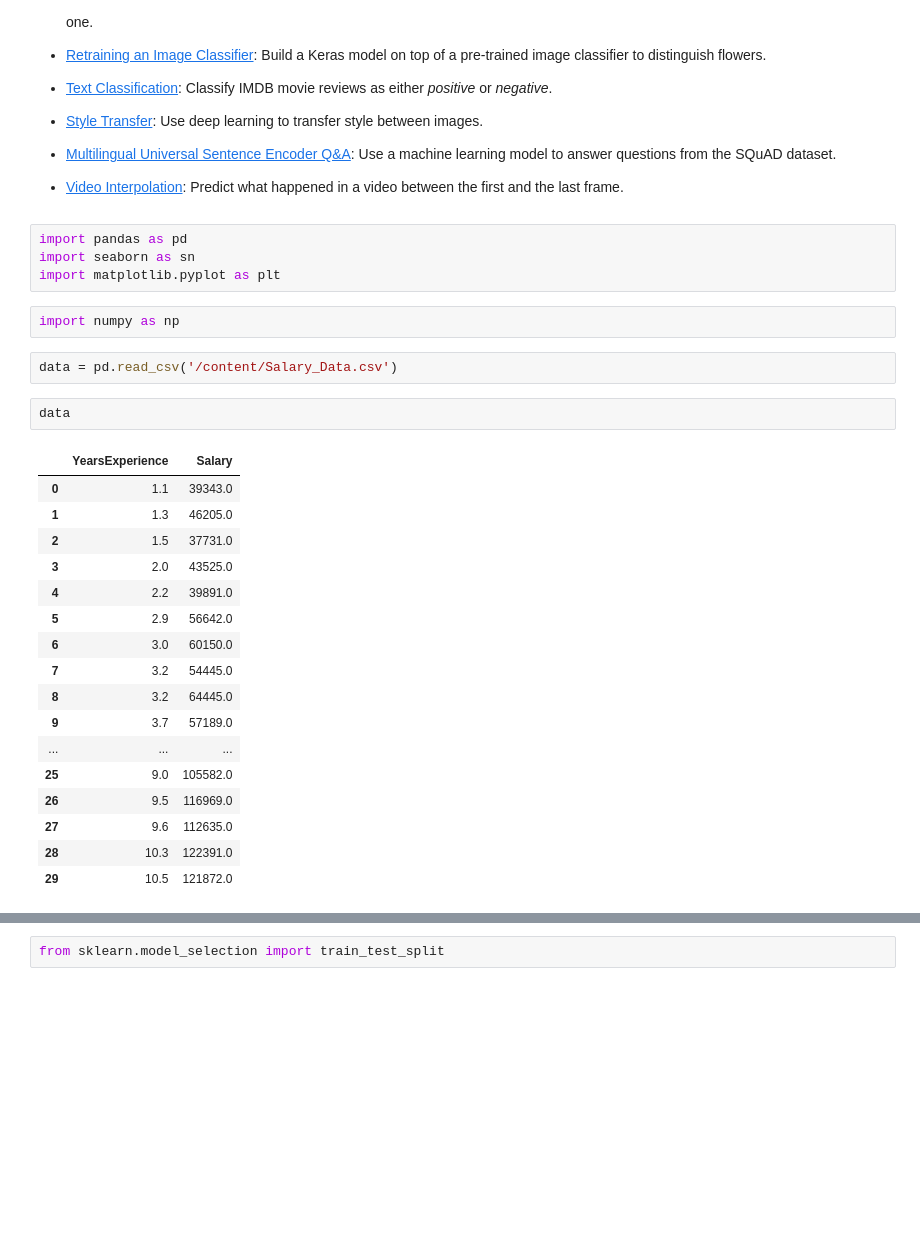
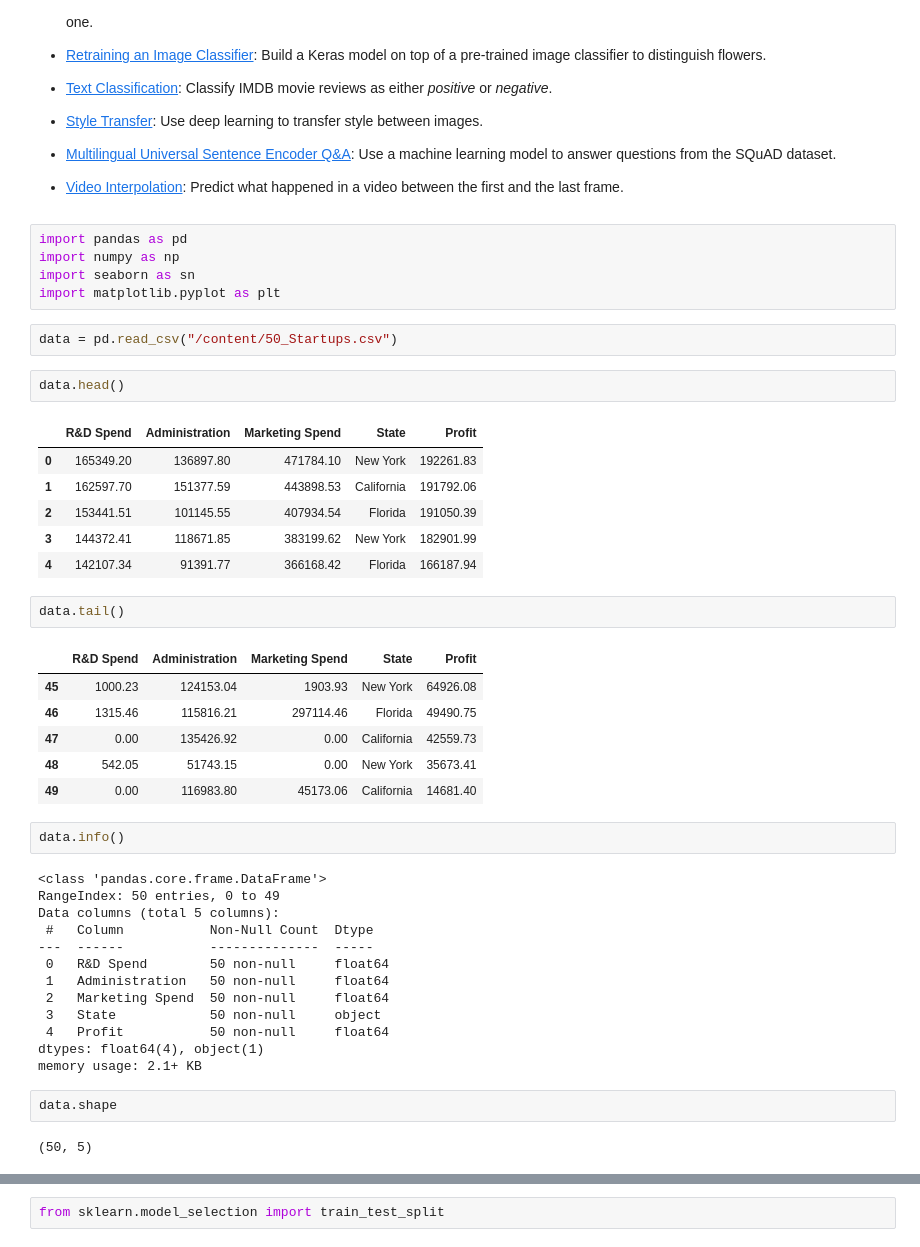
Before and after one commit to Er-Sonu/Sonu, a Jupyter notebook: Welcome_To_Colaboratory.ipynb, the cells around one changed output, grey strips where cells are left out. Drawn from its saved outputs; the diff is of its cells as text; blank space fills up the shorter version.

```diff
--- a/Welcome_To_Colaboratory.ipynb
+++ b/Welcome_To_Colaboratory.ipynb
@@ -122,32 +122,48 @@ These are a few of the notebooks from Google's online Machine Learning course. S
 - [Video Interpolation](https://tensorflow.org/hub/tutorials/tweening_conv3d): Predict what happened in a video between the first and the last frame.
 # %%
 import pandas as pd
+import numpy as np
 import seaborn as sn
 import matplotlib.pyplot as plt
-# %%
-import numpy as np
 # %%
-data = pd.read_csv('/content/Salary_Data.csv')
+data = pd.read_csv("/content/50_Startups.csv")
 # %%
-data
+data.head()
 # %% [output]
-|  | YearsExperience | Salary |
-| 0 | 1.1 | 39343.0 |
-| 1 | 1.3 | 46205.0 |
-| 2 | 1.5 | 37731.0 |
-| 3 | 2.0 | 43525.0 |
-| 4 | 2.2 | 39891.0 |
-| 5 | 2.9 | 56642.0 |
-| 6 | 3.0 | 60150.0 |
-| 7 | 3.2 | 54445.0 |
-| 8 | 3.2 | 64445.0 |
-| 9 | 3.7 | 57189.0 |
-| ... | ... | ... |
-| 25 | 9.0 | 105582.0 |
-| 26 | 9.5 | 116969.0 |
-| 27 | 9.6 | 112635.0 |
-| 28 | 10.3 | 122391.0 |
-| 29 | 10.5 | 121872.0 |
+|  | R&D Spend | Administration | Marketing Spend | State | Profit |
+| 0 | 165349.20 | 136897.80 | 471784.10 | New York | 192261.83 |
+| 1 | 162597.70 | 151377.59 | 443898.53 | California | 191792.06 |
+| 2 | 153441.51 | 101145.55 | 407934.54 | Florida | 191050.39 |
+| 3 | 144372.41 | 118671.85 | 383199.62 | New York | 182901.99 |
+| 4 | 142107.34 | 91391.77 | 366168.42 | Florida | 166187.94 |
+# %%
+data.tail()
+# %% [output]
+|  | R&D Spend | Administration | Marketing Spend | State | Profit |
+| 45 | 1000.23 | 124153.04 | 1903.93 | New York | 64926.08 |
+| 46 | 1315.46 | 115816.21 | 297114.46 | Florida | 49490.75 |
+| 47 | 0.00 | 135426.92 | 0.00 | California | 42559.73 |
+| 48 | 542.05 | 51743.15 | 0.00 | New York | 35673.41 |
+| 49 | 0.00 | 116983.80 | 45173.06 | California | 14681.40 |
+# %%
+data.info()
+# %% [output]
+<class 'pandas.core.frame.DataFrame'>
+RangeIndex: 50 entries, 0 to 49
+Data columns (total 5 columns):
+ #   Column           Non-Null Count  Dtype
+---  ------           --------------  -----
+ 0   R&D Spend        50 non-null     float64
+ 1   Administration   50 non-null     float64
+ 2   Marketing Spend  50 non-null     float64
+ 3   State            50 non-null     object
+ 4   Profit           50 non-null     float64
+dtypes: float64(4), object(1)
+memory usage: 2.1+ KB
+# %%
+data.shape
+# %% [output]
+(50, 5)
 # %%
 data.columns
 # %% [output]
```
Also changed, not shown: parts of 45 cells of this notebook.
